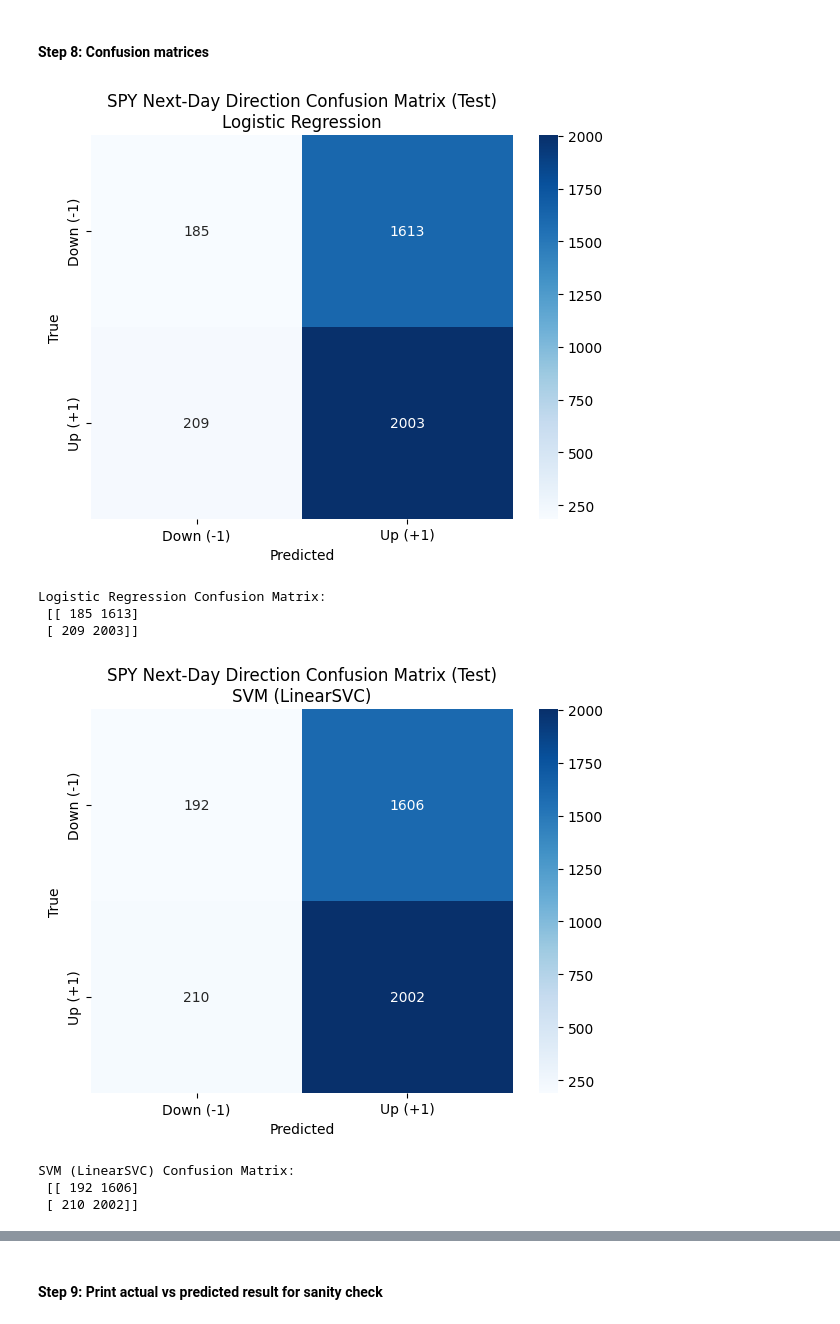
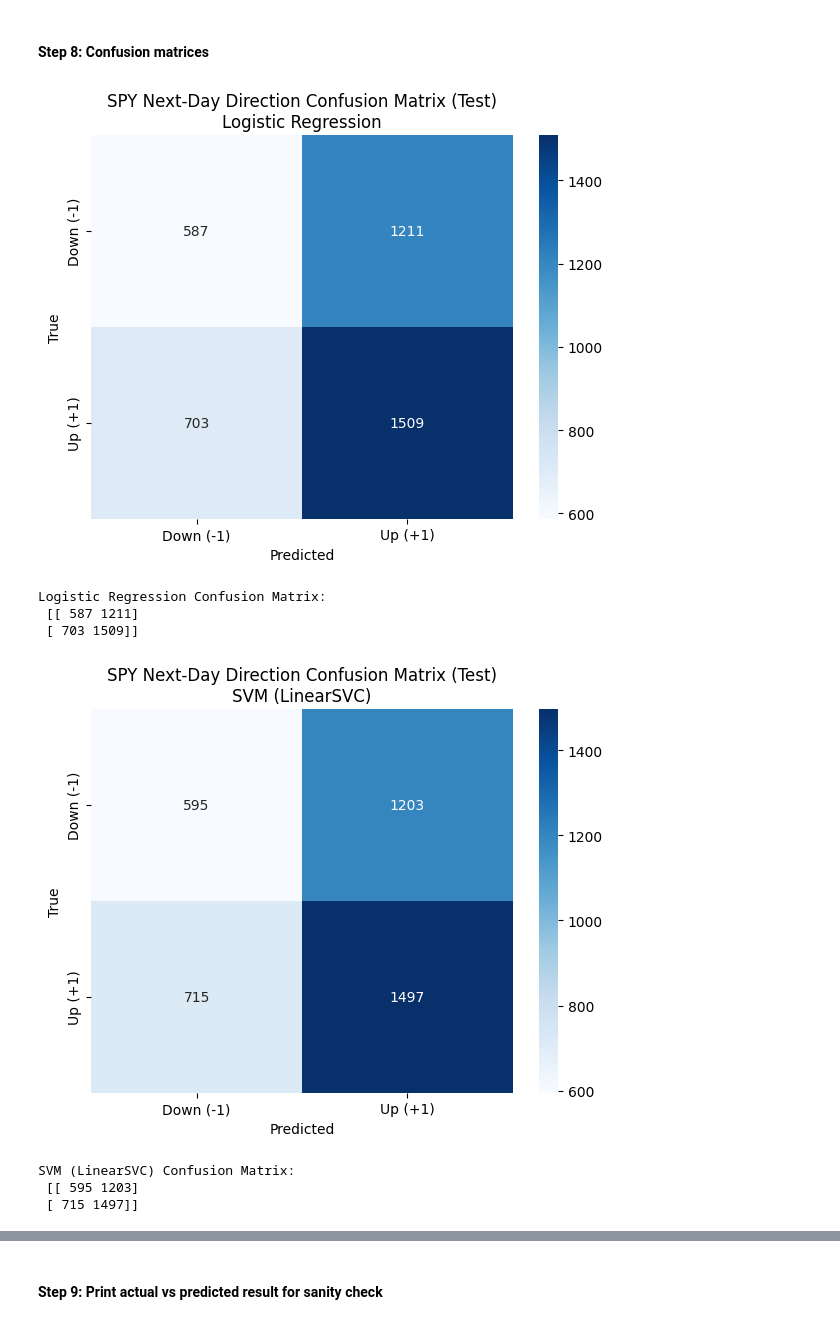
Before and after one commit to SZ330/EE344-Stock-Market-Predictor, a Jupyter notebook: SPY_Predictors.ipynb, the cells around one changed output, grey strips where cells are left out. Cells and saved outputs as stored; diff of their text form; code cells hidden in the pictures.

```diff
--- a/SPY_Predictors.ipynb
+++ b/SPY_Predictors.ipynb
@@ -32,7 +34,7 @@ df['y_next_dir'].value_counts()
 
 # Drop the date column
 df_new = df.drop(columns=['Open', 'High', 'Low', 'Close',
-                          'dom', 'weekofyear', 'ret_1d_lag6', 'ret_1d_lag7',
+                          'weekofyear', 'ret_1d_lag6', 'ret_1d_lag7',
                           'ret_1d_lag8', 'ret_1d_lag9', 'ret_1d_lag10',
                           'ma_close_5d', 'ma_close_10d', 'ma_close_20d',
                           'ma_close_50d', 'close_minus_ma_5d', 'close_minus_ma_10d',
@@ -125,0 +108,35 @@ Notes for Dinuka
+# %%
+# # Separate train and test data
+# X_train = train_df[FEATURE_COLS]
+# y_train = train_df[TARGET_COL]
+
+# X_test  = test_df[FEATURE_COLS]
+# y_test  = test_df[TARGET_COL]
+
+# # Sanity check
+# print(X_train.shape, X_test.shape)
+# print("Train: ", y_train.value_counts())
+# print("Test: ", y_test.value_counts())
+
+# Separate train and test data
+X_train = train_df[FEATURE_COLS]
+y_train = train_df[TARGET_COL].to_numpy().astype(int)
+
+X_test  = test_df[FEATURE_COLS]
+y_test  = test_df[TARGET_COL].to_numpy().astype(int)
+
+# Fit on train only, then transform both
+X_train_scaled = preprocess.fit_transform(X_train)
+X_test_scaled  = preprocess.transform(X_test)
+
+# Reconstruct DataFrames with column names
+ohe_cols = preprocess.named_transformers_["cat"].get_feature_names_out(CAT_COLS)
+all_cols = NUM_COLS + list(ohe_cols)
+
+X_train_scaled = pd.DataFrame(X_train_scaled, columns=all_cols, index=X_train.index)
+X_test_scaled  = pd.DataFrame(X_test_scaled,  columns=all_cols, index=X_test.index)
+
+# Sanity check
+print(X_train_scaled.shape, X_test_scaled.shape)
+print("Train labels:", pd.Series(y_train).value_counts())
+print("Test labels: ", pd.Series(y_test).value_counts())
@@ -168,10 +223,10 @@ models
 results = []
 
 for name, clf in models.items():
-    clf.fit(X_train, y_train)
+    clf.fit(X_train_scaled, y_train)
 
-    yhat_tr = clf.predict(X_train)
-    yhat_te = clf.predict(X_test)
+    yhat_tr = clf.predict(X_train_scaled)
+    yhat_te = clf.predict(X_test_scaled)
 
     tr_acc, tr_prec, tr_rec, tr_f1 = metrics(y_train, yhat_tr)
     te_acc, te_prec, te_rec, te_f1 = metrics(y_test, yhat_te)
@@ -213,31 +269,31 @@ Logistic Regression    0.5373     0.5409    0.8395   0.6579   0.5456    0.5539
 # %%
 labels = [-1, 1]
 
 for name, clf in models.items():
-    y_pred = clf.predict(X_test)
+    y_pred = clf.predict(X_test_scaled)
     cm = confusion_matrix(y_test, y_pred, labels=labels)
 
     plt.figure(figsize=(6,5))
     sns.heatmap(cm,
                 annot=True,
                 fmt="d",
                 cmap="Blues",
                 xticklabels=["Down (-1)", "Up (+1)"],
                 yticklabels=["Down (-1)", "Up (+1)"])
 
     plt.xlabel("Predicted")
     plt.ylabel("True")
     plt.title(f"SPY Next-Day Direction Confusion Matrix (Test)\n{name}")
     plt.tight_layout()
     plt.show()
 
     print(f"\n{name} Confusion Matrix:\n", cm)
 # %% [output]
-[figure, old version]
+[figure, new version]
 Logistic Regression Confusion Matrix:
- [[ 185 1613]
- [ 209 2003]]
+ [[ 587 1211]
+ [ 703 1509]]
-[figure, old version]
+[figure, new version]
 SVM (LinearSVC) Confusion Matrix:
- [[ 192 1606]
- [ 210 2002]]
+ [[ 595 1203]
+ [ 715 1497]]
```
Also changed, not shown: parts of 11 cells of this notebook.
